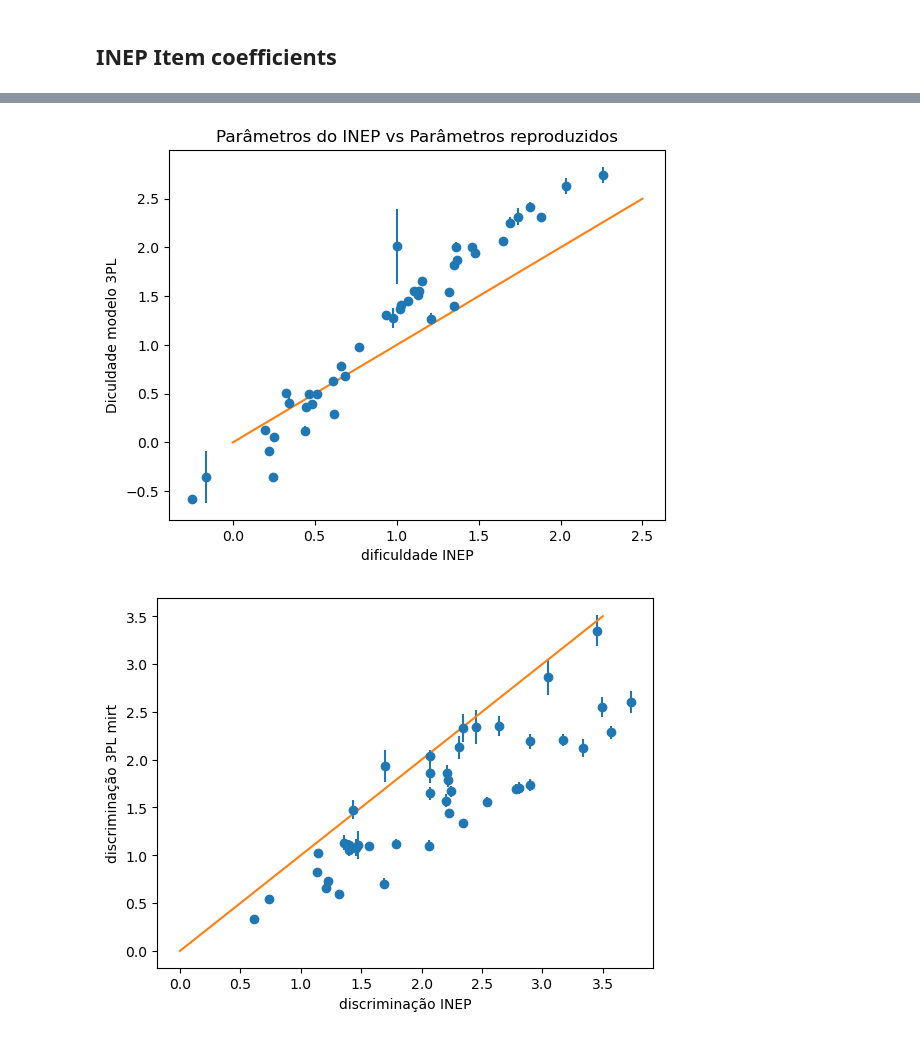
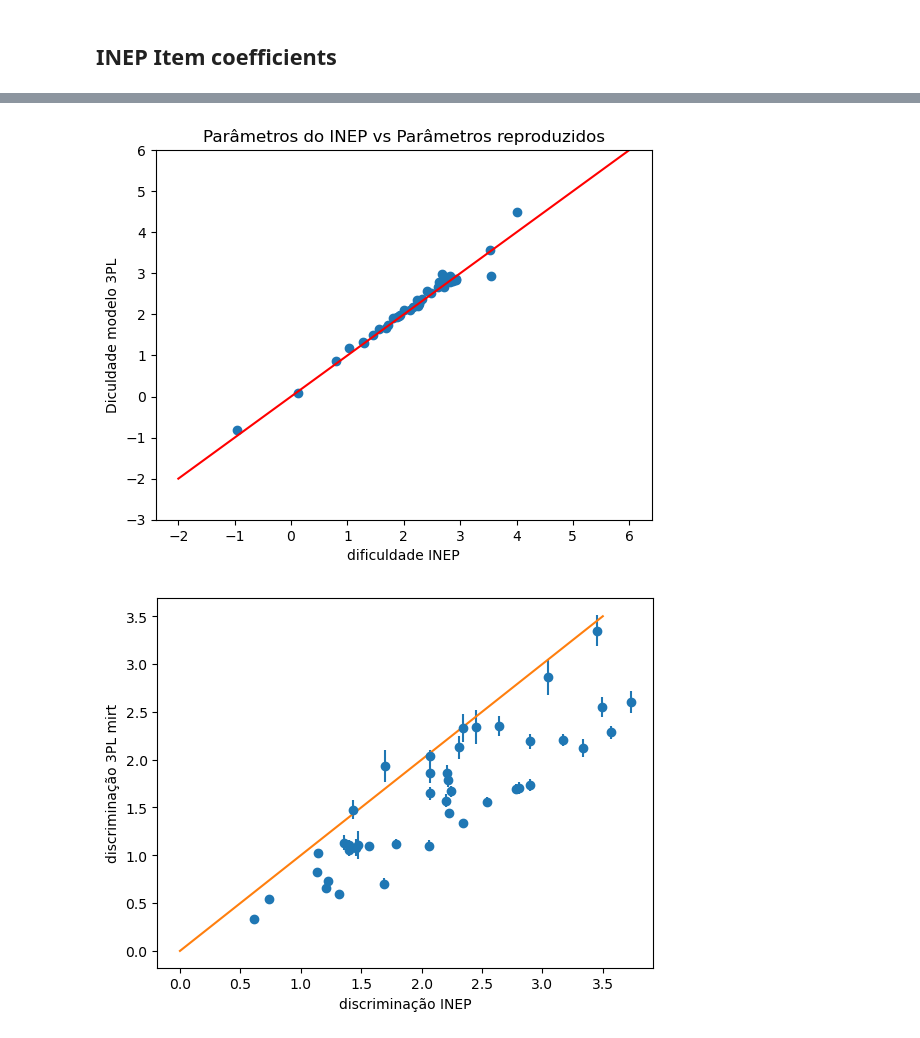
Before and after one commit to atp/enem, a Jupyter notebook: 04-IRT.ipynb, the cells around one changed output, grey strips where cells are left out. Cells and saved outputs as stored; diff of their text form; code cells hidden in the pictures.

```diff
--- a/04-IRT.ipynb
+++ b/04-IRT.ipynb
@@ -163,4 +147,4 @@ Wall time: 4min
 # %%
 %%R -i model3pl -o coef3pl
-coef3pl = coef(model3pl,simplify=FALSE,IRTpars=TRUE,printSE=TRUE)
+coef3pl = coef(model3pl,simplify=FALSE,IRTpars=TRUE,printSE=TRUE,verbose=TRUE)
 # %% [output]
@@ -172,7 +173,9 @@ In addition: Warning messages:
 # %%
 coef3pl = to_df(coef3pl)
-coef3pl = pd.DataFrame([np.concatenate([value[0],value[1]]) for key,value in coef3pl.items()],index=coef3pl.keys(),columns=['a','b','c','u','a_se','b_se','c_se','u_se'])
+#coef3pl = pd.DataFrame([np.concatenate([value[0],value[1]]) for key,value in coef3pl.items()],index=coef3pl.keys(),columns=['a','b','c','u','a_se','b_se','c_se','u_se'])
+# se o coef acima não fornece erros padrão
+coef3pl = pd.DataFrame([value[0] for key,value in coef3pl.items()],index=coef3pl.keys(),columns=['a','b','c','u'])
 coef3pl = coef3pl.drop(index="GroupPars")
 coef3pl = coef3pl.set_index(coef3pl.index.astype('int'))
-coef3pl
+coef3pl.sort_values('b')
 # %% [output]
@@ -282,7 +261,7 @@ sns.histplot(df,x='acertos',discrete=True)
 # %% [markdown]
 ## INEP Item coefficients
 # %%
-itens = pd.read_csv('data/ITENS_PROVA_2019-utf8.csv')
+itens = pd.read_csv('../inep/enem/2009/DADOS/ITENS_PROVA_2009-utf8.csv',sep=';')
 # %%
 itens[:2]
 # %% [output]
@@ -307,5 +288,5 @@ Name: 11601, Length: 31502, dtype: int64
 # %%
-cols = df.columns[:43].astype('int')
+cols = df.columns[:-5].astype('int')
 params = itens[itens["CO_ITEM"].isin(cols)].drop_duplicates("CO_ITEM")
 params = params[["CO_ITEM","NU_PARAM_A","NU_PARAM_B","NU_PARAM_C"]]
 params = params.set_index("CO_ITEM")
@@ -336,12 +317,14 @@ comp_coef
 # %%
-plt.errorbar(comp_coef['d'],comp_coef['b'],yerr=comp_coef['b_se'],fmt='o')
-plt.plot([0,2.5],[0,2.5])
+#plt.errorbar(comp_coef['d'],comp_coef['b'],yerr=comp_coef['b_se'],fmt='o')
+plt.scatter(comp_coef['d'],comp_coef['b'])
+plt.plot([-2,6],[-2,6],'r')
 ax = plt.gca()
+ax.set_ylim(-3,6)
 ax.set_title("Parâmetros do INEP vs Parâmetros reproduzidos")
 ax.set_ylabel("Diculdade modelo 3PL");
 ax.set_xlabel("dificuldade INEP");
 # %% [output]
-[figure, old version]
+[figure, new version]
 # %%
 plt.errorbar(comp_coef['a1'],comp_coef['a'],yerr=comp_coef['a_se'],fmt='o')
 plt.plot([0,3.5],[0,3.5])
```
Also changed, not shown: parts of 27 cells of this notebook, 12 other files.
